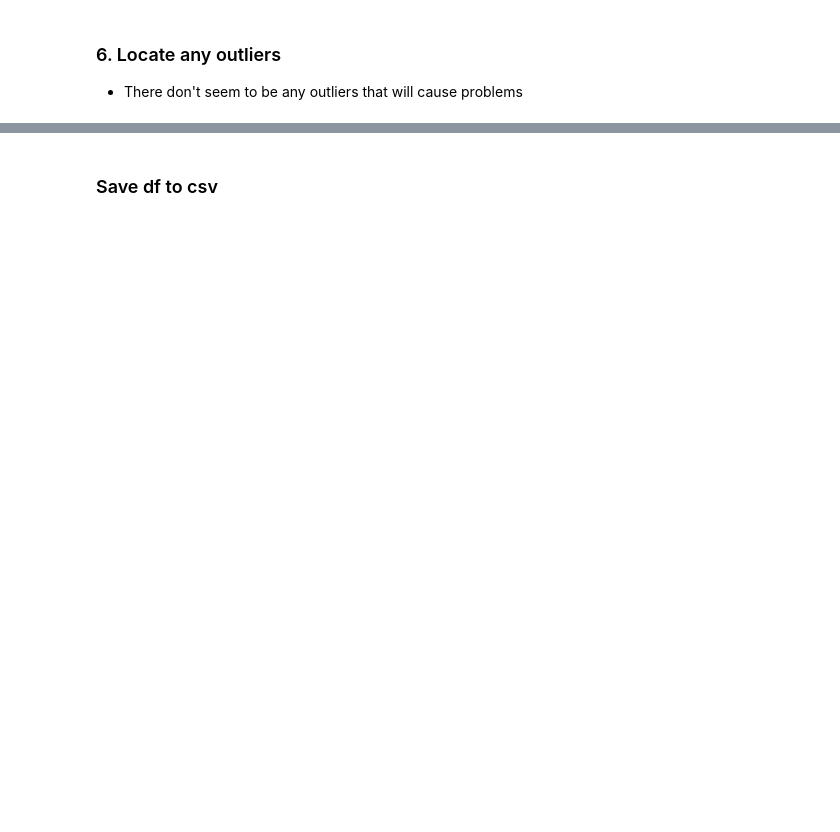
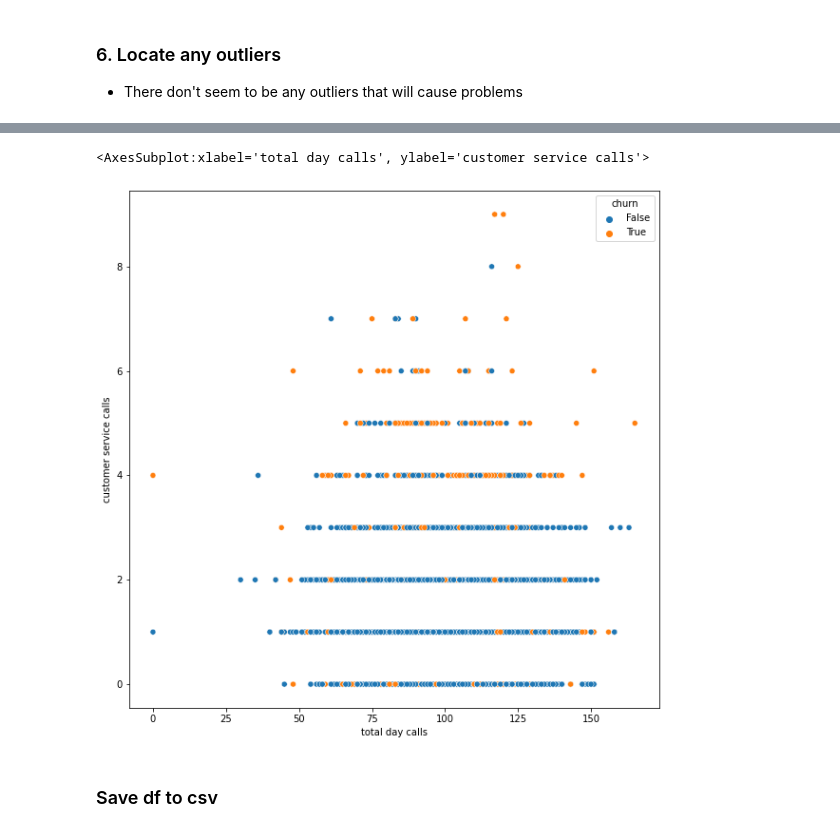
Before and after one commit to zander1268/churn-buster, a Jupyter notebook: EDA_notebook.ipynb, the cells around one changed output, grey strips where cells are left out. Saved outputs shown, nothing was run; the diff lists cells and outputs as text; code cells hidden in the pictures; blank space fills up the shorter version.

```diff
--- a/EDA_notebook.ipynb
+++ b/EDA_notebook.ipynb
@@ -347,3 +386,9 @@ df.describe()
+# %%
+fig, ax = plt.subplots(figsize=(10,10))
+sns.scatterplot(y=df["customer service calls"],x=df["total day calls"],hue=df["churn"])
+# %% [output]
+<AxesSubplot:xlabel='total day calls', ylabel='customer service calls'>
+[figure, added]
 # %% [markdown]
 ### Save df to csv
 # %%
```
Also changed, not shown: parts of 7 cells of this notebook, 2 other files.
